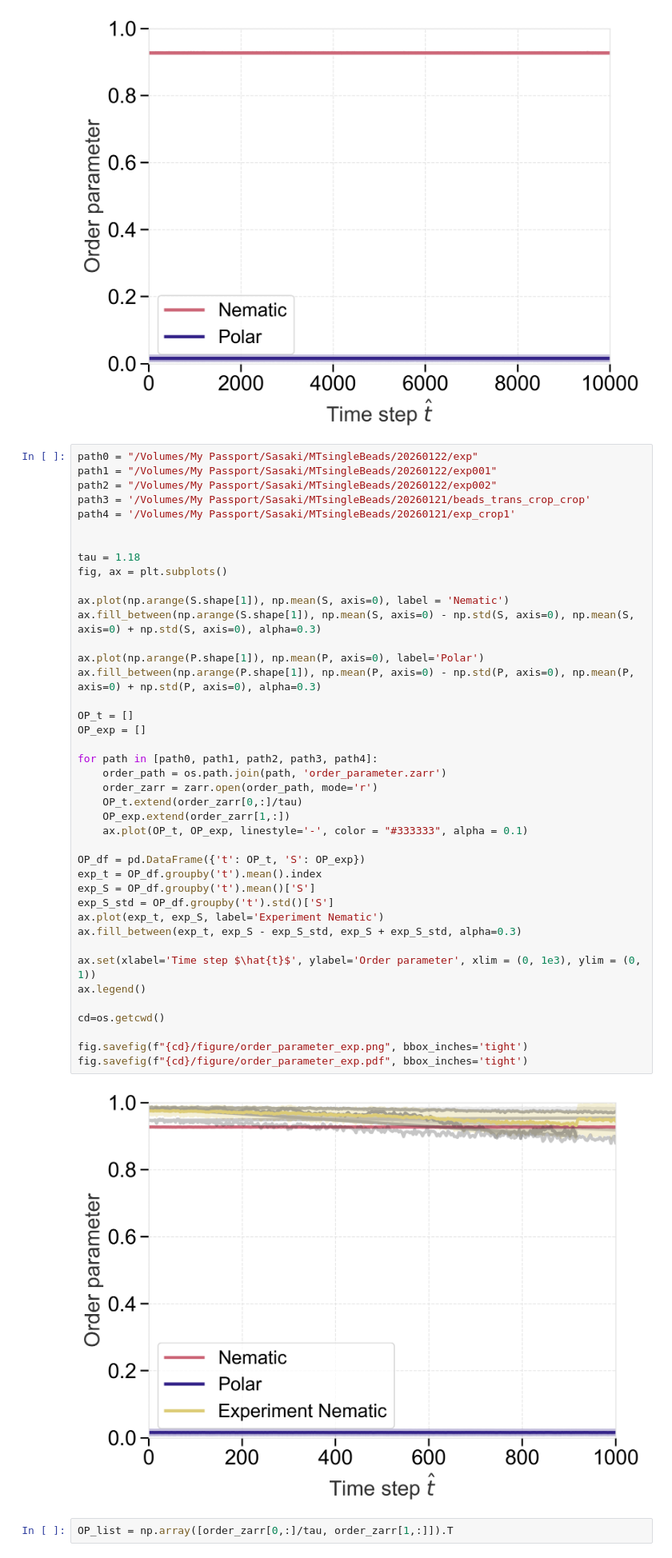
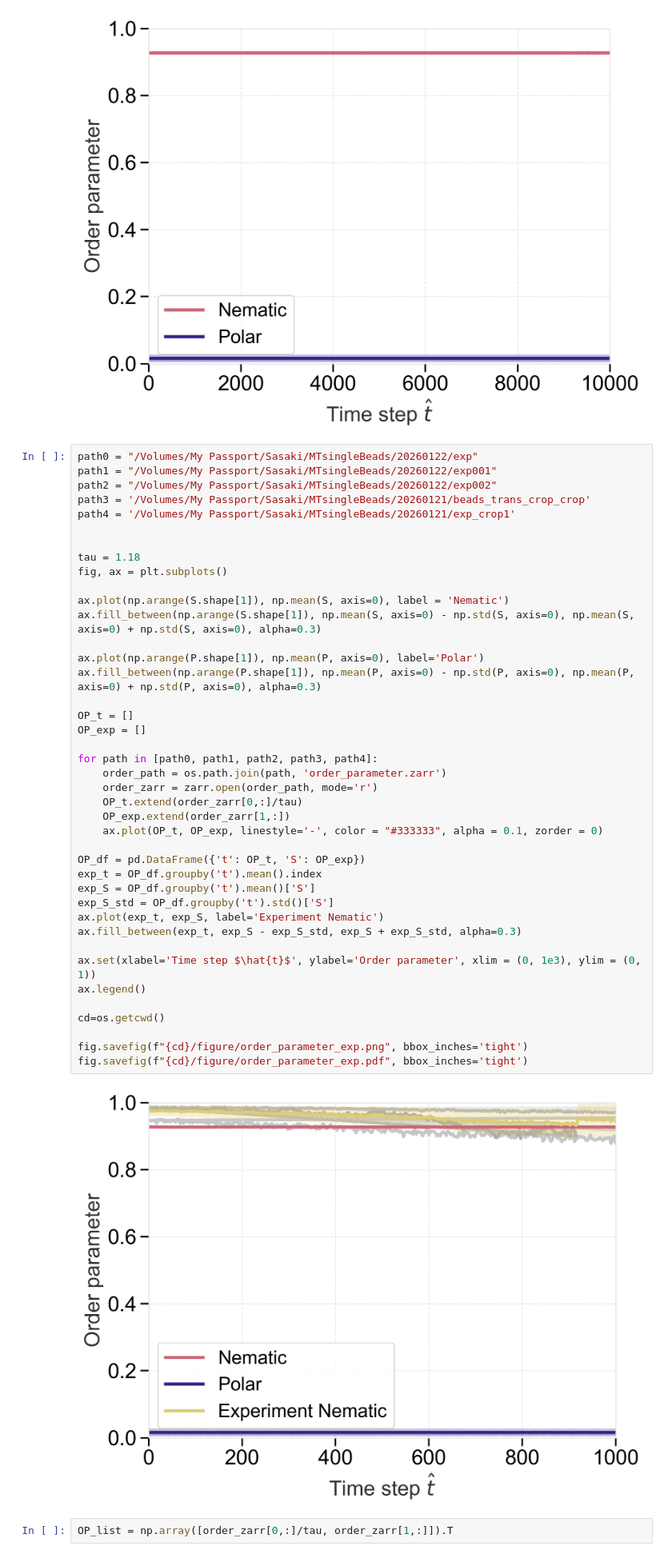
Before and after one commit to wppppupr/MTCargoSim, a Jupyter notebook: analysis/graph/order.ipynb, the cells around one changed output. Shown at 80% size. Cells and saved outputs as stored; diff of their text form.

```diff
--- a/analysis/graph/order.ipynb
+++ b/analysis/graph/order.ipynb
@@ -76,35 +76,35 @@ fig, ax = plt.subplots()
 ax.plot(np.arange(S.shape[1]), np.mean(S, axis=0), label = 'Nematic')
 ax.fill_between(np.arange(S.shape[1]), np.mean(S, axis=0) - np.std(S, axis=0), np.mean(S, axis=0) + np.std(S, axis=0), alpha=0.3)
 
 ax.plot(np.arange(P.shape[1]), np.mean(P, axis=0), label='Polar')
 ax.fill_between(np.arange(P.shape[1]), np.mean(P, axis=0) - np.std(P, axis=0), np.mean(P, axis=0) + np.std(P, axis=0), alpha=0.3)
 
 OP_t = []
 OP_exp = []
 
 for path in [path0, path1, path2, path3, path4]:
     order_path = os.path.join(path, 'order_parameter.zarr')
     order_zarr = zarr.open(order_path, mode='r')
     OP_t.extend(order_zarr[0,:]/tau)
     OP_exp.extend(order_zarr[1,:])
-    ax.plot(OP_t, OP_exp, linestyle='-', color = "#333333", alpha = 0.1)
+    ax.plot(OP_t, OP_exp, linestyle='-', color = "#333333", alpha = 0.1, zorder = 0)
 
 OP_df = pd.DataFrame({'t': OP_t, 'S': OP_exp})
 exp_t = OP_df.groupby('t').mean().index
 exp_S = OP_df.groupby('t').mean()['S']
 exp_S_std = OP_df.groupby('t').std()['S']
 ax.plot(exp_t, exp_S, label='Experiment Nematic')
 ax.fill_between(exp_t, exp_S - exp_S_std, exp_S + exp_S_std, alpha=0.3)
 
 ax.set(xlabel='Time step $\hat{t}$', ylabel='Order parameter', xlim = (0, 1e3), ylim = (0, 1))
 ax.legend()
 
 cd=os.getcwd()
 
 fig.savefig(f"{cd}/figure/order_parameter_exp.png", bbox_inches='tight')
 fig.savefig(f"{cd}/figure/order_parameter_exp.pdf", bbox_inches='tight')
 # %% [output]
-[figure, old version]
+[figure, new version]
 # %%
 OP_list = np.array([order_zarr[0,:]/tau, order_zarr[1,:]]).T
 # %%
```
